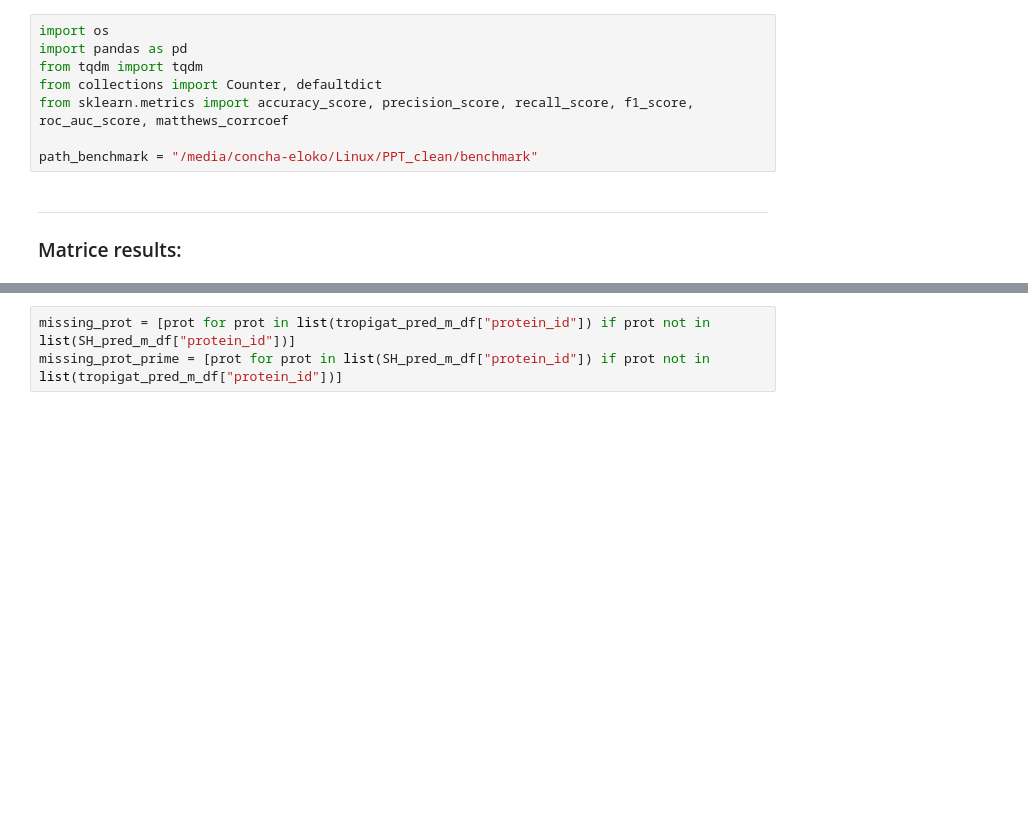
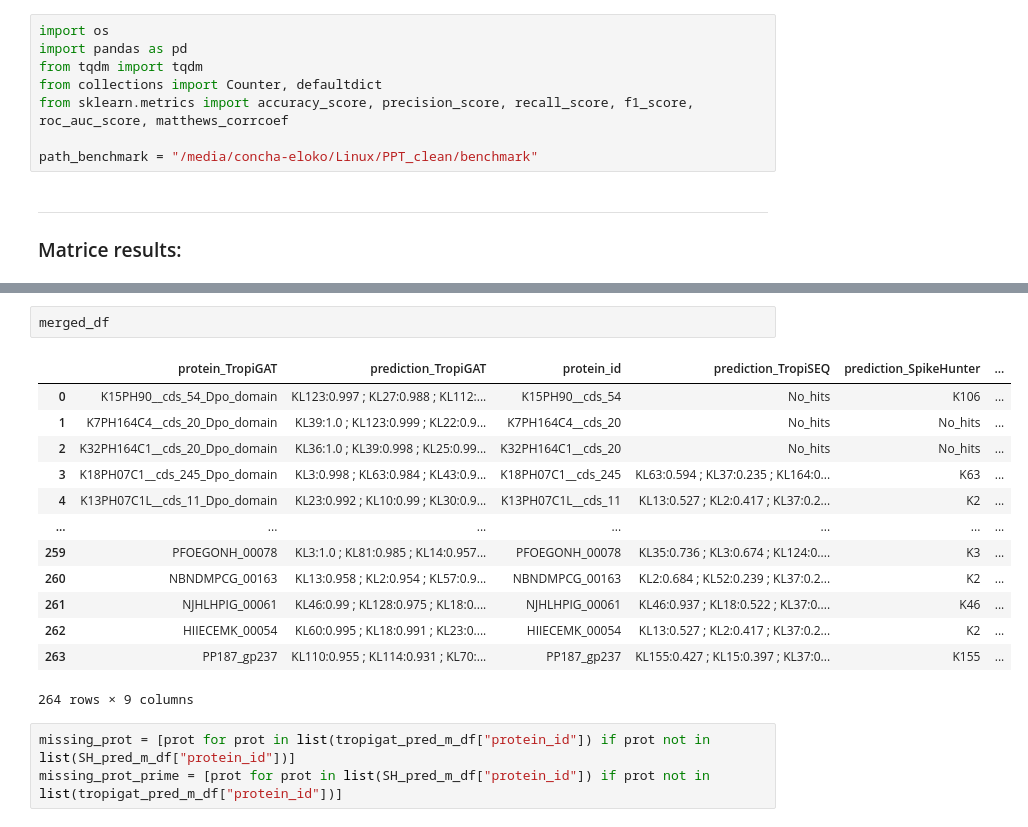
Before and after one commit to conchaeloko/DpoTropiSearch, a Jupyter notebook: benchmark/B.Compile_results.ipynb, the cells around one changed output, grey strips where cells are left out. Saved outputs shown, nothing was run; the diff lists cells and outputs as text; blank space fills up the shorter version.

```diff
--- a/benchmark/B.Compile_results.ipynb
+++ b/benchmark/B.Compile_results.ipynb
@@ -27,4 +54,20 @@ merged_df = tropigat_pred_m_df.merge(tropiseq_pred_m_df, on='protein_id', how='i
 merged_df["phage"] = merged_df["protein_id"].apply(lambda x : x.split("__")[0] if x.count("__")>0 else x.split("_")[0])
+# %%
+merged_df
+# %% [output]
+|  | protein_TropiGAT | prediction_TropiGAT | protein_id | prediction_TropiSEQ | prediction_SpikeHunter | ... |
+| 0 | K15PH90__cds_54_Dpo_domain | KL123:0.997 ; KL27:0.988 ; KL112:... | K15PH90__cds_54 | No_hits | K106 | ... |
+| 1 | K7PH164C4__cds_20_Dpo_domain | KL39:1.0 ; KL123:0.999 ; KL22:0.9... | K7PH164C4__cds_20 | No_hits | No_hits | ... |
+| 2 | K32PH164C1__cds_20_Dpo_domain | KL36:1.0 ; KL39:0.998 ; KL25:0.99... | K32PH164C1__cds_20 | No_hits | No_hits | ... |
+| 3 | K18PH07C1__cds_245_Dpo_domain | KL3:0.998 ; KL63:0.984 ; KL43:0.9... | K18PH07C1__cds_245 | KL63:0.594 ; KL37:0.235 ; KL164:0... | K63 | ... |
+| 4 | K13PH07C1L__cds_11_Dpo_domain | KL23:0.992 ; KL10:0.99 ; KL30:0.9... | K13PH07C1L__cds_11 | KL13:0.527 ; KL2:0.417 ; KL37:0.2... | K2 | ... |
+| ... | ... | ... | ... | ... | ... | ... |
+| 259 | PFOEGONH_00078 | KL3:1.0 ; KL81:0.985 ; KL14:0.957... | PFOEGONH_00078 | KL35:0.736 ; KL3:0.674 ; KL124:0.... | K3 | ... |
+| 260 | NBNDMPCG_00163 | KL13:0.958 ; KL2:0.954 ; KL57:0.9... | NBNDMPCG_00163 | KL2:0.684 ; KL52:0.239 ; KL37:0.2... | K2 | ... |
+| 261 | NJHLHPIG_00061 | KL46:0.99 ; KL128:0.975 ; KL18:0.... | NJHLHPIG_00061 | KL46:0.937 ; KL18:0.522 ; KL37:0.... | K46 | ... |
+| 262 | HIIECEMK_00054 | KL60:0.995 ; KL18:0.991 ; KL23:0.... | HIIECEMK_00054 | KL13:0.527 ; KL2:0.417 ; KL37:0.2... | K2 | ... |
+| 263 | PP187_gp237 | KL110:0.955 ; KL114:0.931 ; KL70:... | PP187_gp237 | KL155:0.427 ; KL15:0.397 ; KL37:0... | K155 | ... |
+264 rows × 9 columns
 # %%
 missing_prot = [prot for prot in list(tropigat_pred_m_df["protein_id"]) if prot not in list(SH_pred_m_df["protein_id"])]
 missing_prot_prime = [prot for prot in list(SH_pred_m_df["protein_id"]) if prot not in list(tropigat_pred_m_df["protein_id"])]
```
Also changed, not shown: parts of 23 cells of this notebook, 4 other files.
